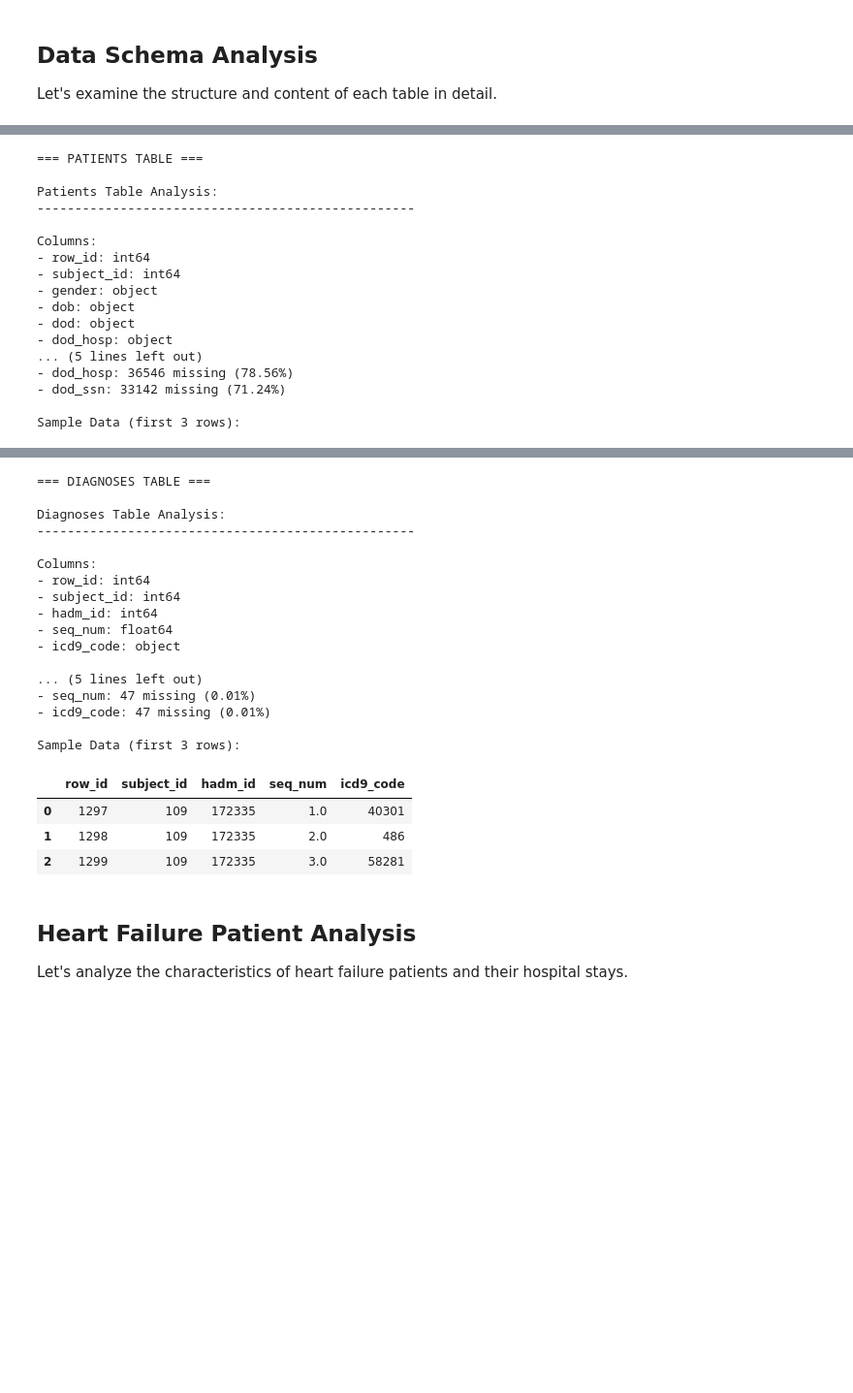
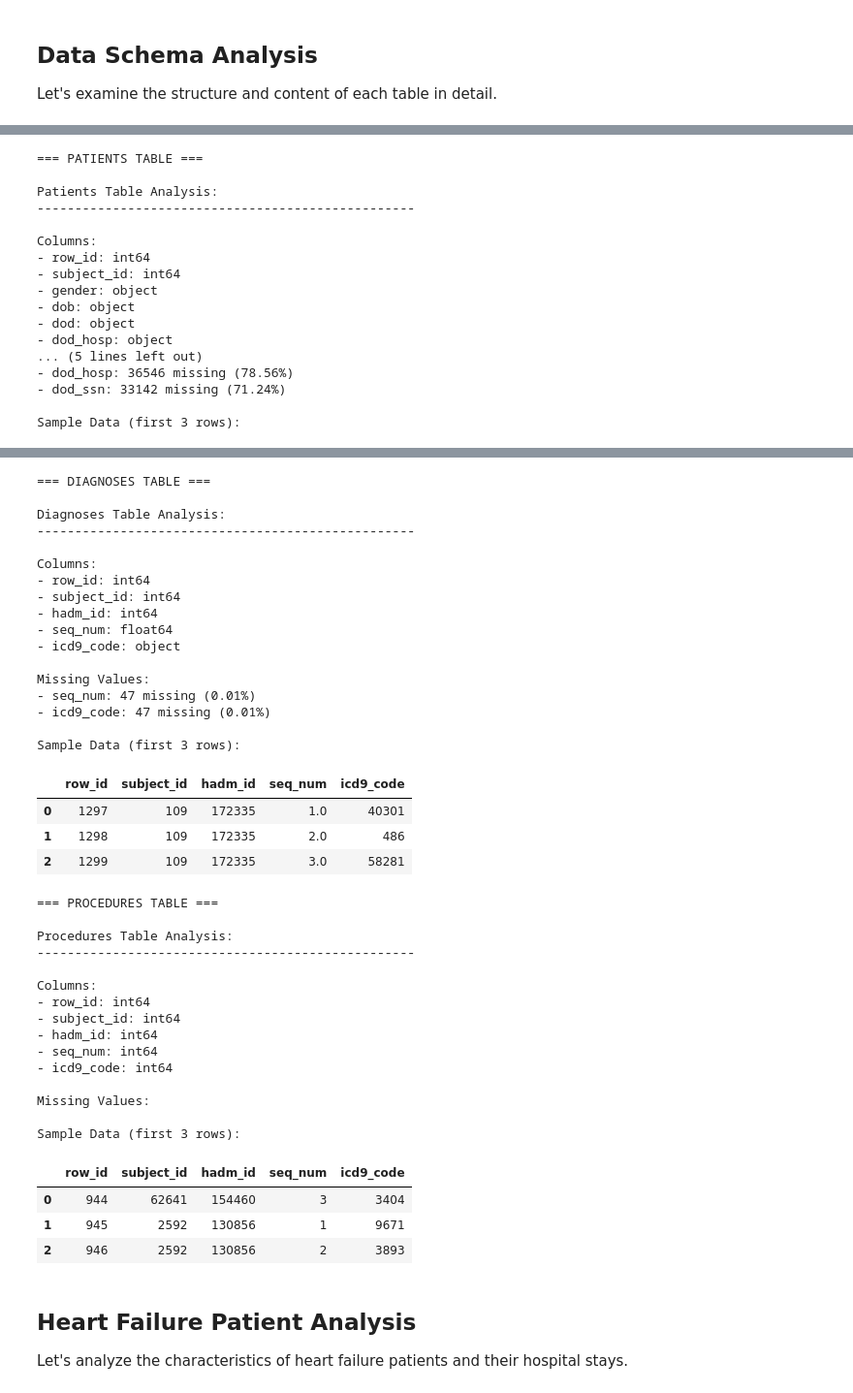
Before and after one commit to SakshamTyagii/heartbyte, a Jupyter notebook: notebooks/01_data_exploration.ipynb, the cells around one changed output, grey strips where cells are left out. Shown: that part at 97% size. Drawn from its saved outputs; the diff is of its cells as text; code cells hidden in the pictures; blank space fills up the shorter version.

```diff
--- a/notebooks/01_data_exploration.ipynb
+++ b/notebooks/01_data_exploration.ipynb
@@ -96,6 +106,9 @@ analyze_table(loader.patients, "Patients")
 
 print("\n=== DIAGNOSES TABLE ===")
 analyze_table(loader.diagnoses, "Diagnoses")
+
+print("\n=== PROCEDURES TABLE ===")
+analyze_table(loader.procedures, "Procedures")
 # %% [output]
 === ADMISSIONS TABLE ===
 
@@ -132,34 +145,53 @@ Columns:
 - dod_hosp: object
 ... (5 lines left out)
 - dod_hosp: 36546 missing (78.56%)
 - dod_ssn: 33142 missing (71.24%)
 
 Sample Data (first 3 rows):
 |  | row_id | subject_id | gender | dob | dod | dod_hosp | dod_ssn | expire_flag |
 | 0 | 234 | 249 | F | 2075-03-13 00:00:00.000 | NaN | NaN | NaN | 0 |
 | 1 | 235 | 250 | F | 2164-12-27 00:00:00.000 | 2188-11-22 00:00:00.000 | 2188-11-22 00:00:00.000 | NaN | 1 |
 | 2 | 236 | 251 | M | 2090-03-15 00:00:00.000 | NaN | NaN | NaN | 0 |
 === DIAGNOSES TABLE ===
 
 Diagnoses Table Analysis:
 --------------------------------------------------
 
 Columns:
 - row_id: int64
 - subject_id: int64
 - hadm_id: int64
 - seq_num: float64
 - icd9_code: object
 
-... (5 lines left out)
+Missing Values:
 - seq_num: 47 missing (0.01%)
 - icd9_code: 47 missing (0.01%)
 
 Sample Data (first 3 rows):
 |  | row_id | subject_id | hadm_id | seq_num | icd9_code |
 | 0 | 1297 | 109 | 172335 | 1.0 | 40301 |
 | 1 | 1298 | 109 | 172335 | 2.0 | 486 |
 | 2 | 1299 | 109 | 172335 | 3.0 | 58281 |
+=== PROCEDURES TABLE ===
+
+Procedures Table Analysis:
+--------------------------------------------------
+
+Columns:
+- row_id: int64
+- subject_id: int64
+- hadm_id: int64
+- seq_num: int64
+- icd9_code: int64
+
+Missing Values:
+
+Sample Data (first 3 rows):
+|  | row_id | subject_id | hadm_id | seq_num | icd9_code |
+| 0 | 944 | 62641 | 154460 | 3 | 3404 |
+| 1 | 945 | 2592 | 130856 | 1 | 9671 |
+| 2 | 946 | 2592 | 130856 | 2 | 3893 |
 # %% [markdown]
 ## Heart Failure Patient Analysis
 Let's analyze the characteristics of heart failure patients and their hospital stays.
```
Also changed, not shown: parts of 7 cells of this notebook, 4 other files.
